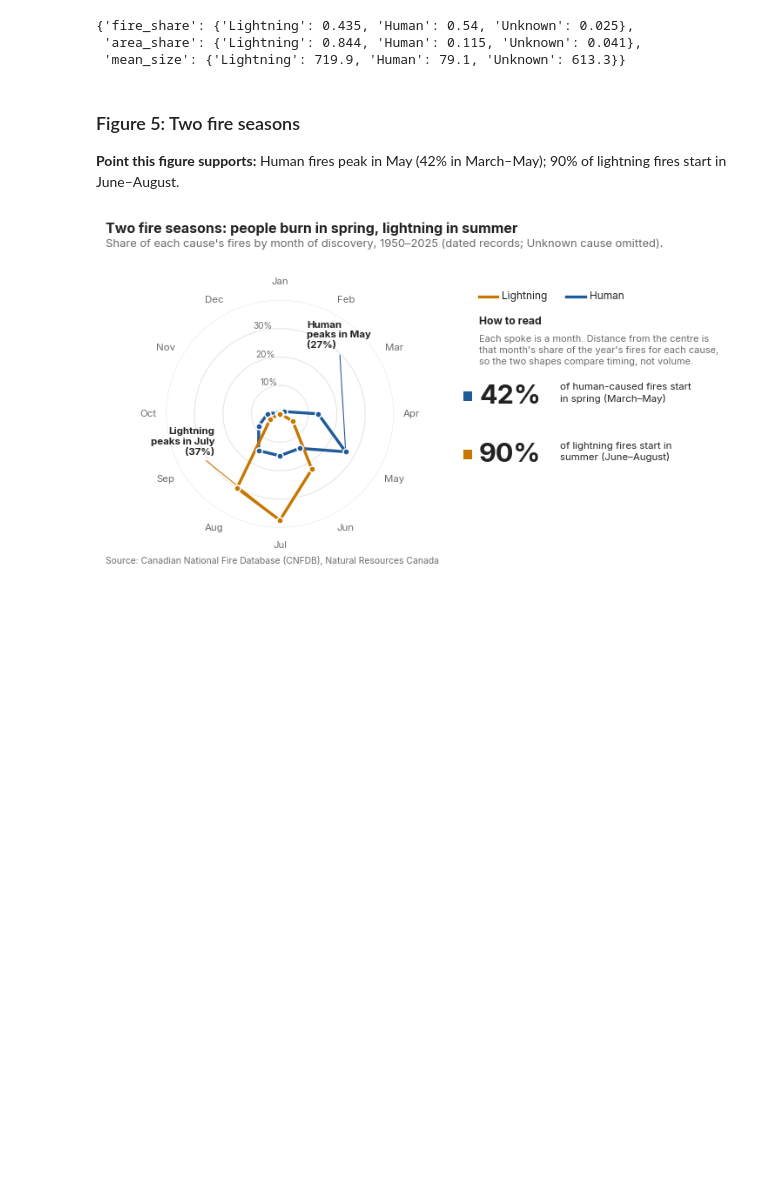
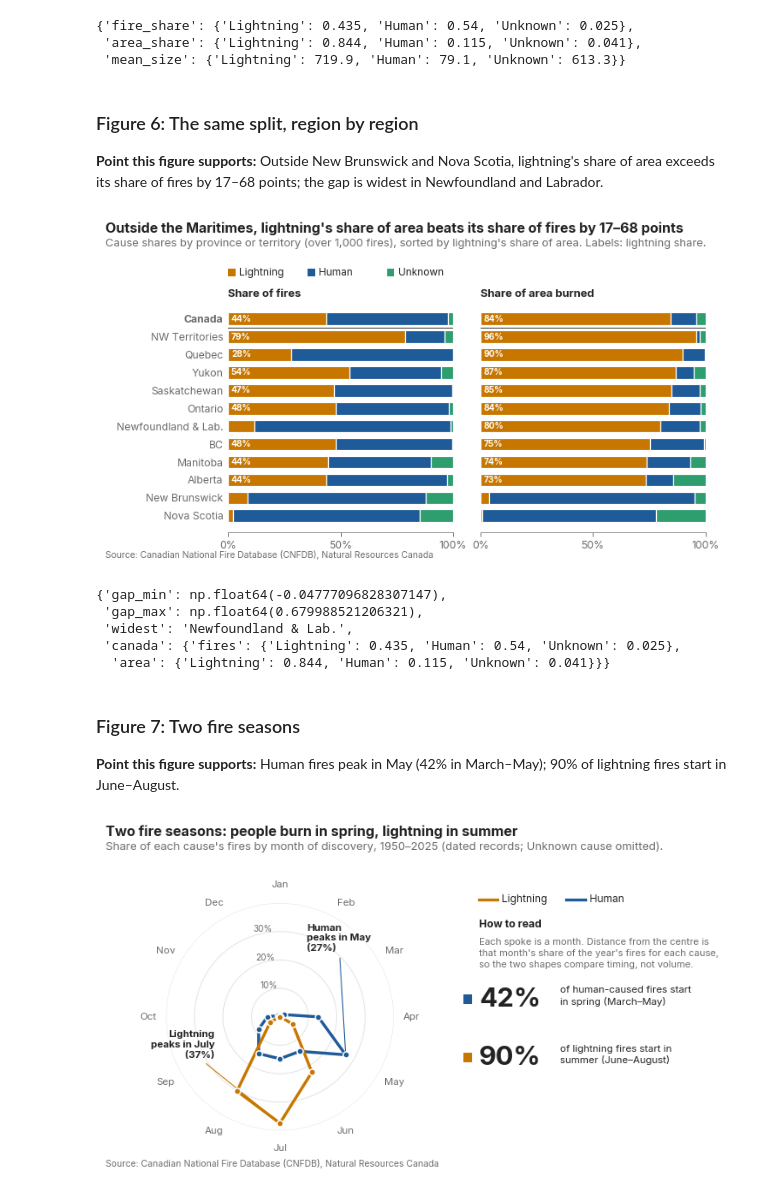
Before and after one commit to rafidreaz/canada-on-fire, a Jupyter notebook: canada_on_fire.ipynb, the cells around one changed output. Saved outputs shown, nothing was run; the diff lists cells and outputs as text; code cells hidden in the pictures; blank space fills up the shorter version.

```diff
--- a/canada_on_fire.ipynb
+++ b/canada_on_fire.ipynb
@@ -436,3 +507,6 @@ facts
 {'fire_share': {'Lightning': 0.435, 'Human': 0.54, 'Unknown': 0.025},
  'area_share': {'Lightning': 0.844, 'Human': 0.115, 'Unknown': 0.041},
  'mean_size': {'Lightning': 719.9, 'Human': 79.1, 'Unknown': 613.3}}
+# %% [markdown]
+### Figure 6: The same split, region by region
+**Point this figure supports:** Outside New Brunswick and Nova Scotia, lightning's share of area exceeds its share of fires by 17–68 points; the gap is widest in Newfoundland and Labrador.
@@ -439,5 +566,17 @@ facts
+# %%
+fig, facts = fig13_cause_share_province(df)
+st.save(fig, "fig13_cause_share_province")
+plt.show()
+facts
+# %% [output]
+[figure, added]
+{'gap_min': np.float64(-0.04777096828307147),
+ 'gap_max': np.float64(0.679988521206321),
+ 'widest': 'Newfoundland & Lab.',
+ 'canada': {'fires': {'Lightning': 0.435, 'Human': 0.54, 'Unknown': 0.025},
+  'area': {'Lightning': 0.844, 'Human': 0.115, 'Unknown': 0.041}}}
 # %% [markdown]
-### Figure 5: Two fire seasons
+### Figure 7: Two fire seasons
 **Point this figure supports:** Human fires peak in May (42% in March–May); 90% of lightning fires start in June–August.
 # %%
 def fig5_radar_season(df):
```
Also changed, not shown: parts of 35 cells of this notebook, 43 other files.
